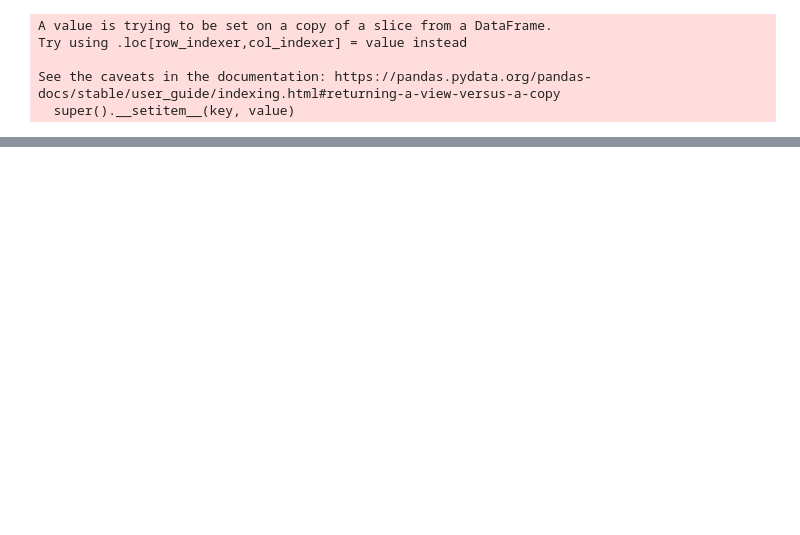
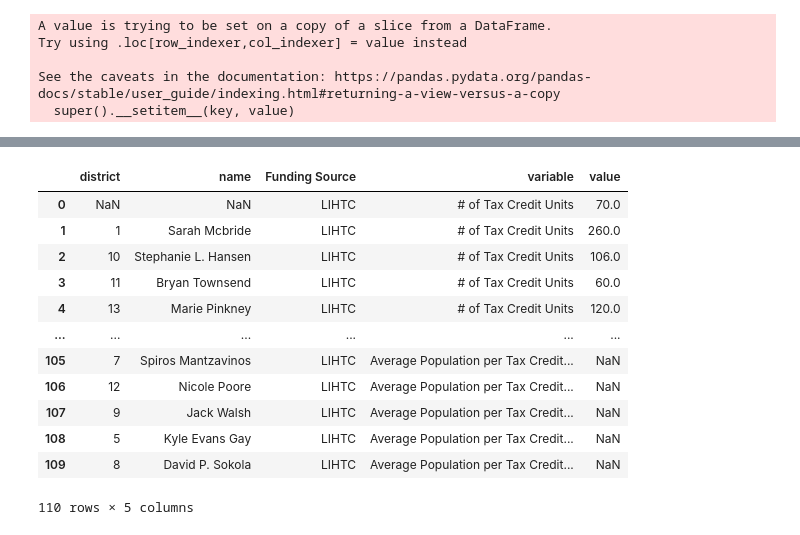
Before and after one commit to de-data-lab/delaware-energy, a Jupyter notebook: extract_data.ipynb, the cells around one changed output, grey strips where cells are left out. Cells and saved outputs as stored; diff of their text form; code cells hidden in the pictures; blank space fills up the shorter version.

```diff
--- a/extract_data.ipynb
+++ b/extract_data.ipynb
@@ -201,0 +253,24 @@ See the caveats in the documentation: https://pandas.pydata.org/pandas-docs/stab
+# %%
+long_data = pd.melt(aggregated_data, id_vars=["district", "name", "Funding Source"], value_vars=["# of Tax Credit Units", "ALLOCATION AMOUNT", "adj_popula", "Average Allocation per 100 Persons", "Average Population per Tax Credit Unit", "Average Allocation per Tax Credit Unit"])
+averages = long_data.groupby("variable").mean(numeric_only=True).reset_index()
+averages["Funding Source"] = "LIHTC"
+averages["name"] = np.nan
+averages["district"] = "District Average"
+long_data = pd.concat([long_data,averages])
+long_data.fillna(0).to_csv("long_tax_data.csv", index=False)
+# %%
+long_data
+# %% [output]
+|  | district | name | Funding Source | variable | value |
+| 0 | NaN | NaN | LIHTC | # of Tax Credit Units | 70.0 |
+| 1 | 1 | Sarah Mcbride | LIHTC | # of Tax Credit Units | 260.0 |
+| 2 | 10 | Stephanie L. Hansen | LIHTC | # of Tax Credit Units | 106.0 |
+| 3 | 11 | Bryan Townsend | LIHTC | # of Tax Credit Units | 60.0 |
+| 4 | 13 | Marie Pinkney | LIHTC | # of Tax Credit Units | 120.0 |
+| ... | ... | ... | ... | ... | ... |
+| 105 | 7 | Spiros Mantzavinos | LIHTC | Average Population per Tax Credit... | NaN |
+| 106 | 12 | Nicole Poore | LIHTC | Average Population per Tax Credit... | NaN |
+| 107 | 9 | Jack Walsh | LIHTC | Average Population per Tax Credit... | NaN |
+| 108 | 5 | Kyle Evans Gay | LIHTC | Average Population per Tax Credit... | NaN |
+| 109 | 8 | David P. Sokola | LIHTC | Average Population per Tax Credit... | NaN |
+110 rows × 5 columns
```
Also changed, not shown: parts of 23 cells of this notebook.
